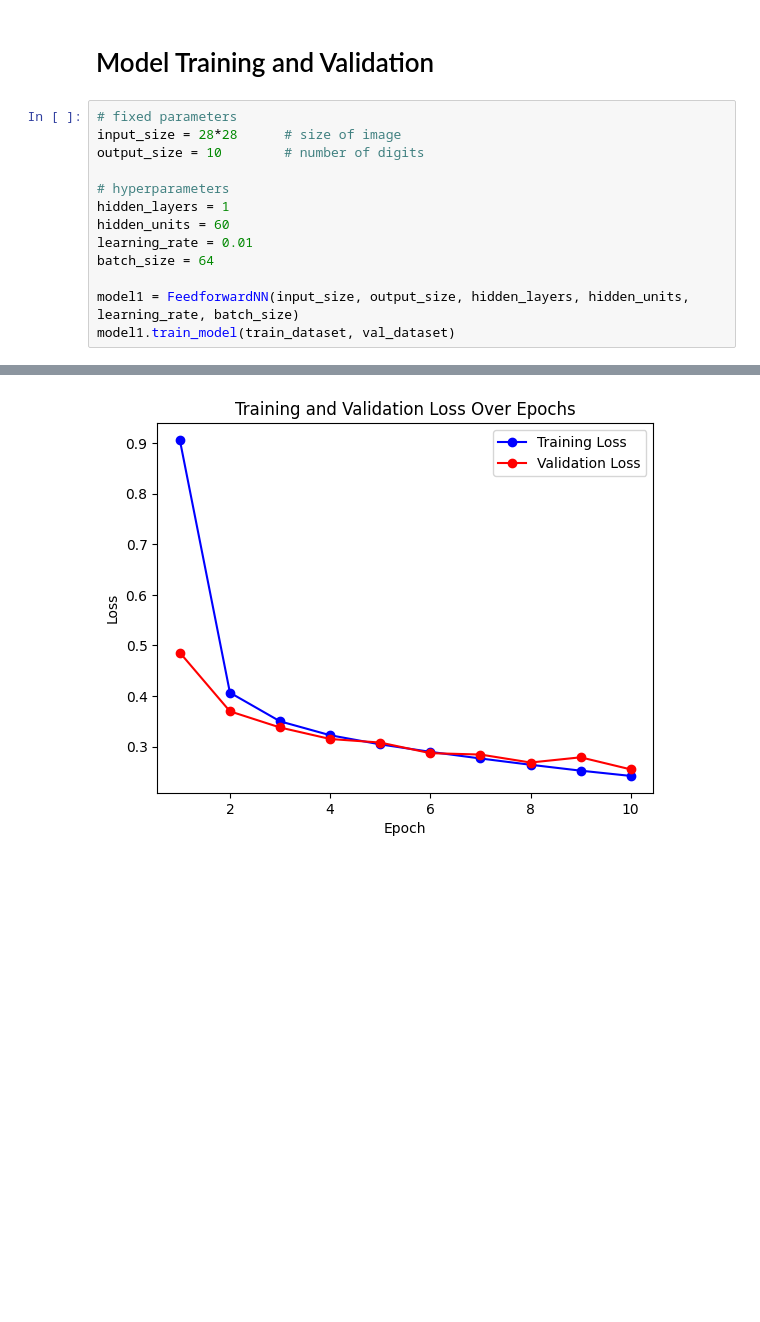
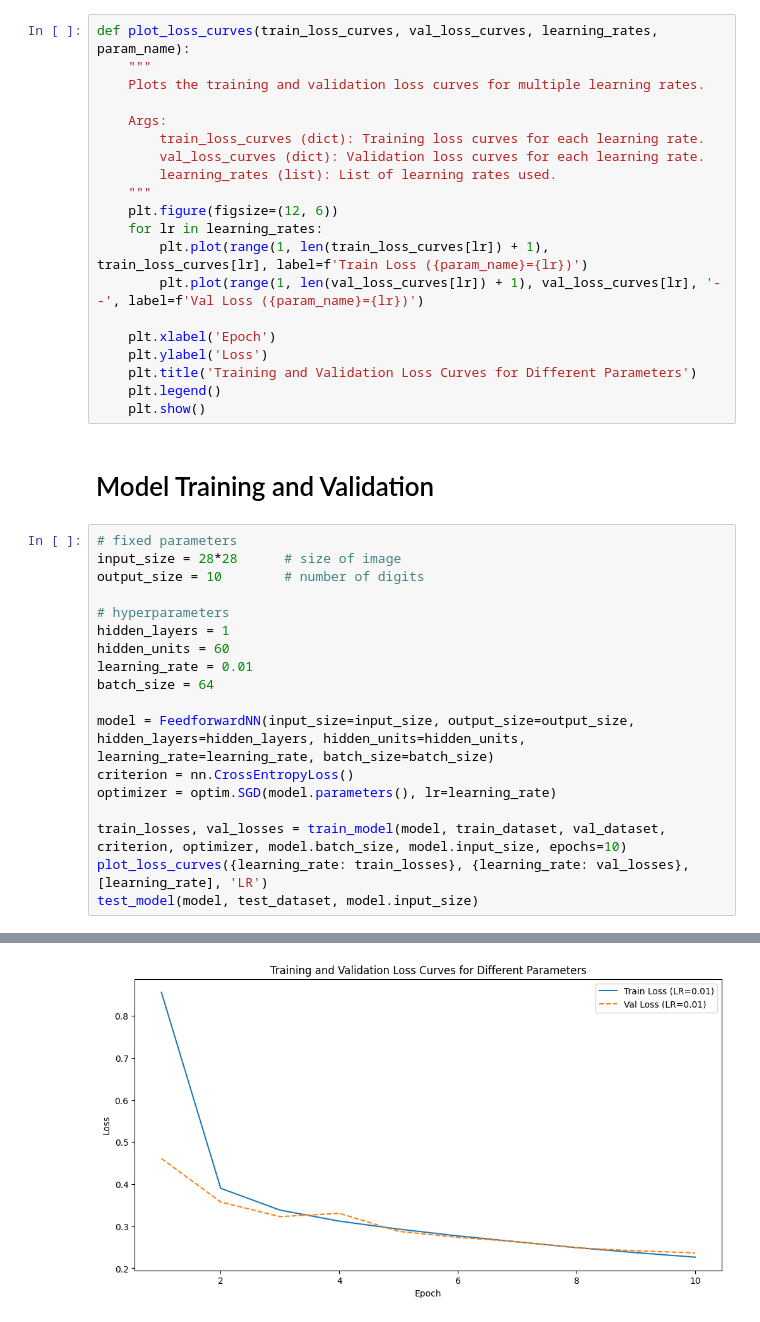
Before and after one commit to reda1609/DigitRecognitionModels, a Jupyter notebook: DigitRecognitionNN.ipynb, the cells around one changed output, grey strips where cells are left out. Cells and saved outputs as stored; diff of their text form; blank space fills up the shorter version.

```diff
--- a/DigitRecognitionNN.ipynb
+++ b/DigitRecognitionNN.ipynb
@@ -204,3 +197,23 @@ class FeedforwardNN(nn.Module):
+# %%
+def plot_loss_curves(train_loss_curves, val_loss_curves, learning_rates, param_name):
+    """
+    Plots the training and validation loss curves for multiple learning rates.
+
+    Args:
+        train_loss_curves (dict): Training loss curves for each learning rate.
+        val_loss_curves (dict): Validation loss curves for each learning rate.
+        learning_rates (list): List of learning rates used.
+    """
+    plt.figure(figsize=(12, 6))
+    for lr in learning_rates:
+        plt.plot(range(1, len(train_loss_curves[lr]) + 1), train_loss_curves[lr], label=f'Train Loss ({param_name}={lr})')
+        plt.plot(range(1, len(val_loss_curves[lr]) + 1), val_loss_curves[lr], '--', label=f'Val Loss ({param_name}={lr})')
+
+    plt.xlabel('Epoch')
+    plt.ylabel('Loss')
+    plt.title('Training and Validation Loss Curves for Different Parameters')
+    plt.legend()
+    plt.show()
 # %% [markdown]
 # Model Training and Validation
 # %%
@@ -214,6 +227,11 @@ hidden_units = 60
 learning_rate = 0.01
 batch_size = 64
 
-model1 = FeedforwardNN(input_size, output_size, hidden_layers, hidden_units, learning_rate, batch_size)
-model1.train_model(train_dataset, val_dataset)
+model = FeedforwardNN(input_size=input_size, output_size=output_size, hidden_layers=hidden_layers, hidden_units=hidden_units, learning_rate=learning_rate, batch_size=batch_size)
+criterion = nn.CrossEntropyLoss()
+optimizer = optim.SGD(model.parameters(), lr=learning_rate)
+
+train_losses, val_losses = train_model(model, train_dataset, val_dataset, criterion, optimizer, model.batch_size, model.input_size, epochs=10)
+plot_loss_curves({learning_rate: train_losses}, {learning_rate: val_losses}, [learning_rate], 'LR')
+test_model(model, test_dataset, model.input_size)
 # %% [output]
@@ -230 +248 @@ Epoch [10/10], Train Loss: 0.2419, Val Loss: 0.2548
-[figure, old version]
+[figure, new version]
```
Also changed, not shown: parts of 17 cells of this notebook.
